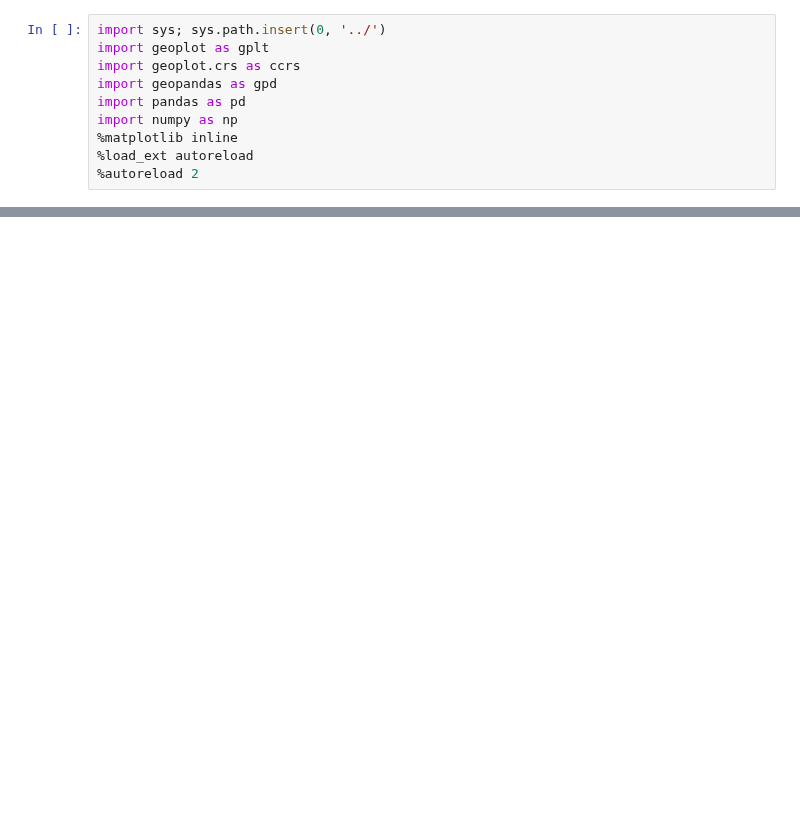
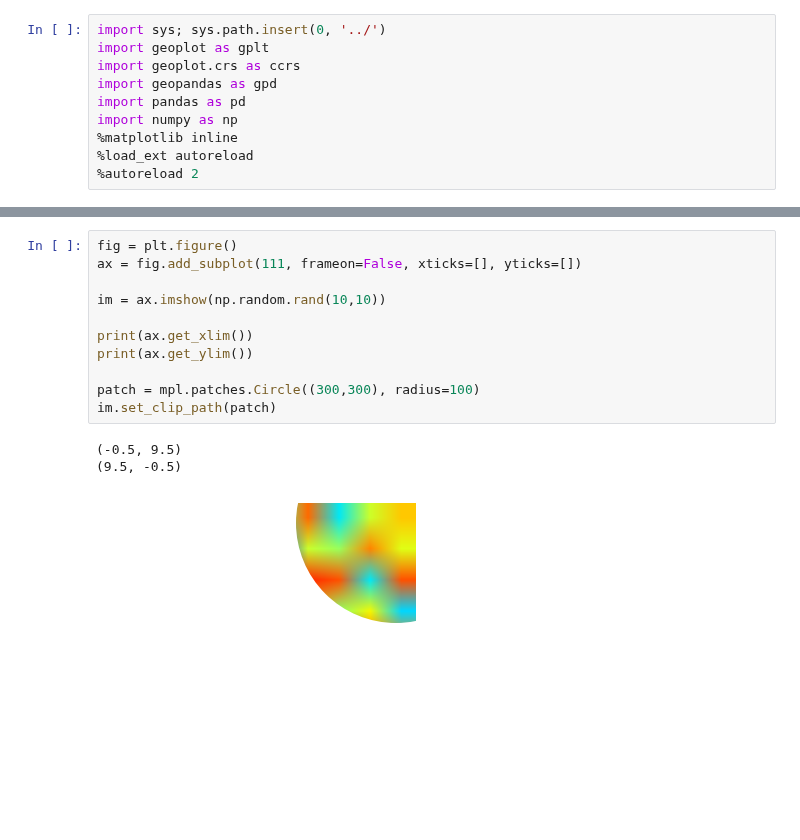
Before and after one commit to ResidentMario/geoplot, a Jupyter notebook: notebooks/Untitled.ipynb, the cells around one changed output, grey strips where cells are left out. Saved outputs shown, nothing was run; the diff lists cells and outputs as text; blank space fills up the shorter version.

```diff
--- a/notebooks/Untitled.ipynb
+++ b/notebooks/Untitled.ipynb
@@ -29,0 +69,15 @@ gplt.choropleth(polydata, hue='latdep', cmap='Blues', k=None, legend=True, proje
+# %%
+fig = plt.figure()
+ax = fig.add_subplot(111, frameon=False, xticks=[], yticks=[])
+
+im = ax.imshow(np.random.rand(10,10))
+
+print(ax.get_xlim())
+print(ax.get_ylim())
+
+patch = mpl.patches.Circle((300,300), radius=100)
+im.set_clip_path(patch)
+# %% [output]
+(-0.5, 9.5)
+(9.5, -0.5)
+[figure, added]
```
Also changed, not shown: parts of 16 cells of this notebook, 11 other files.
